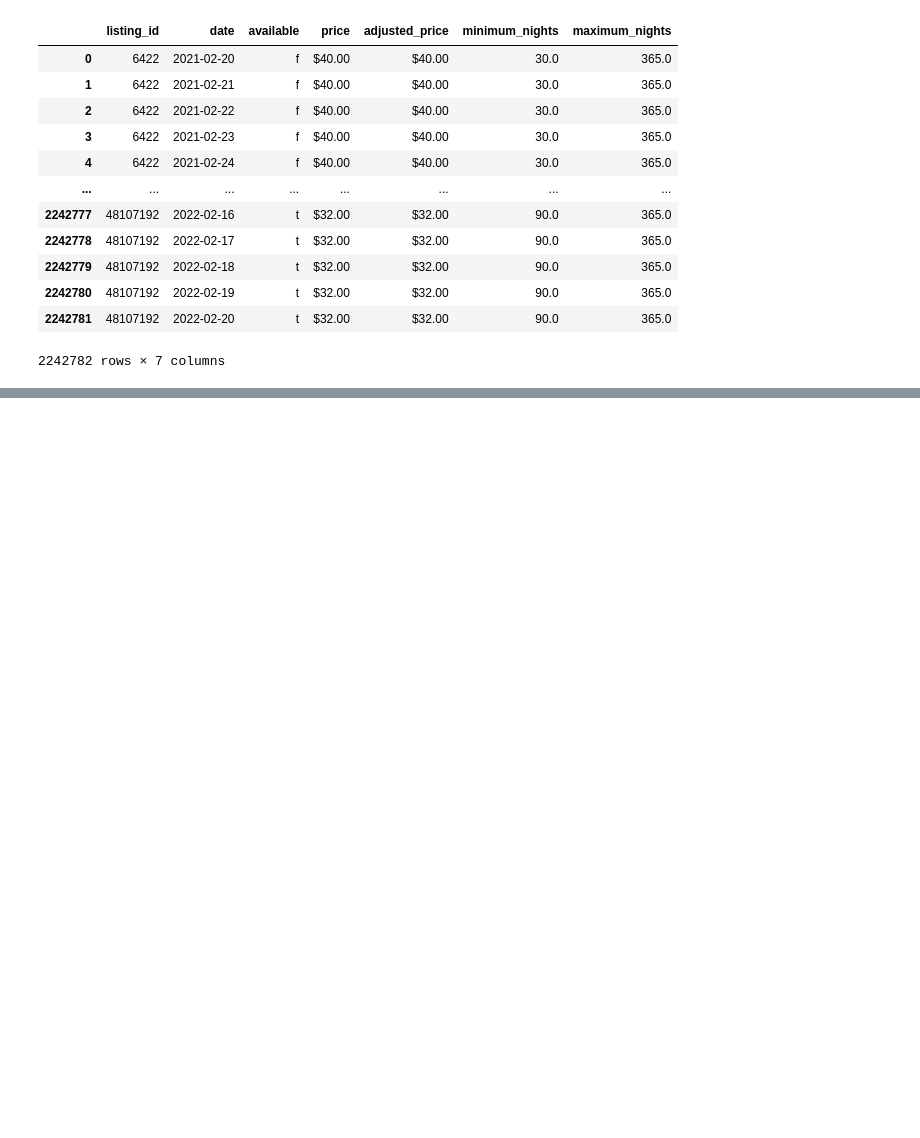
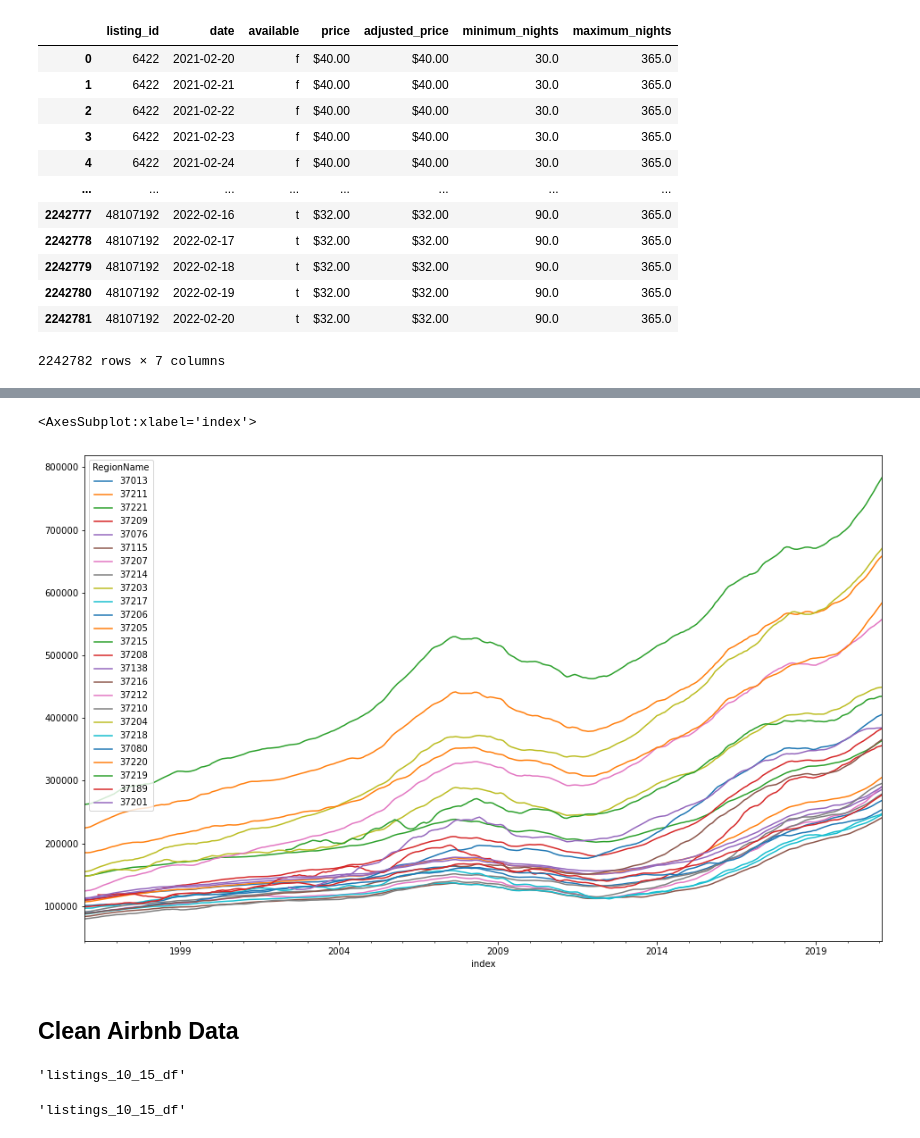
Before and after one commit to Sammyknee/nashville_airbnb_housing, a Jupyter notebook: initial_EDA.ipynb, the cells around one changed output, grey strips where cells are left out. Drawn from its saved outputs; the diff is of its cells as text; code cells hidden in the pictures; blank space fills up the shorter version.

```diff
--- a/initial_EDA.ipynb
+++ b/initial_EDA.ipynb
@@ -180,0 +310,3 @@ calendar_df
+# %%
+nashville_prices_df = nashville_prices_df.transpose()
+nashville_prices_df.head()
@@ -180,0 +321,3 @@ calendar_df
+# %%
+nashville_prices_df.reset_index(inplace=True)
+nashville_prices_df.head()
@@ -180,0 +332,2 @@ calendar_df
+# %%
+nashville_prices_df['index'] = pd.to_datetime(nashville_prices_df['index'])
@@ -180,0 +344,3 @@ calendar_df
+# %%
+nashville_prices_df.set_index('index', inplace=True)
+nashville_prices_df
@@ -180,0 +362,7 @@ calendar_df
+# %%
+nashville_prices_df.plot(figsize = (16,10), subplots=False, legend=True);
+# %% [output]
+<AxesSubplot:xlabel='index'>
+[figure, added]
+# %% [markdown]
+## Clean Airbnb Data
@@ -180,0 +382,8 @@ calendar_df
+# %%
+str('listings_10_15_df')
+# %% [output]
+'listings_10_15_df'
+# %%
+varname(listings_10_15_df)[0]
+# %% [output]
+'listings_10_15_df'
```
Also changed, not shown: parts of 35 cells of this notebook.
